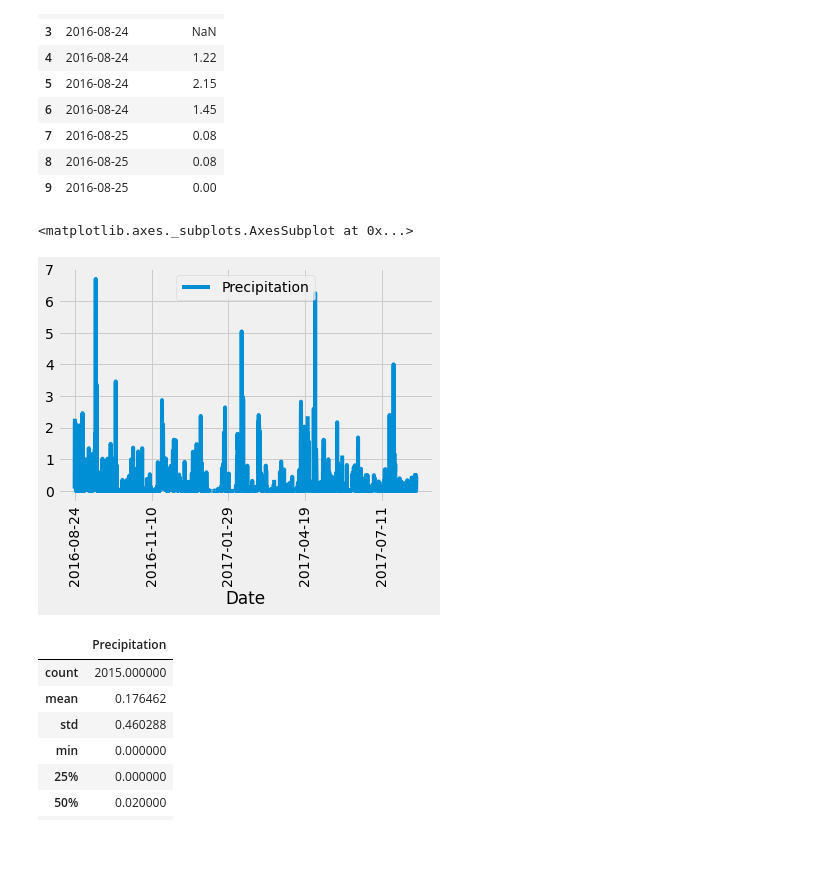
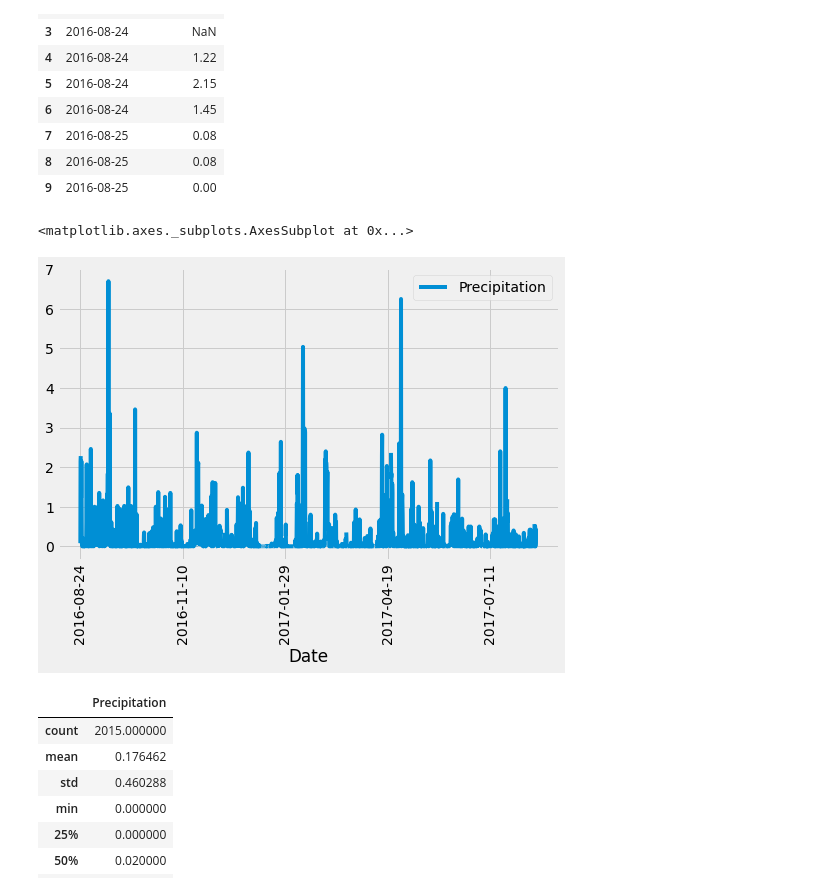
Before and after one commit to HilaryKoerner/sqlalchemy_challenge, a Jupyter notebook: final_climate.ipynb, the cells around one changed output. Drawn from its saved outputs; the diff is of its cells as text; code cells hidden in the pictures; blank space fills up the shorter version.

```diff
--- a/final_climate.ipynb
+++ b/final_climate.ipynb
@@ -157,10 +157,10 @@ precip_df.head(10)
 | 8 | 2016-08-25 | 0.08 |
 | 9 | 2016-08-25 | 0.00 |
 # %%
-precip_df.plot(x="Date", y="Precipitation",rot=90)
+precip_df.plot(x="Date", y="Precipitation",rot=90, figsize = (8, 5))
 # %% [output]
 <matplotlib.axes._subplots.AxesSubplot at 0x...>
-[figure, old version]
+[figure, new version]
 # %%
 # Use Pandas to calcualte the summary statistics for the precipitation data
 #https://pandas.pydata.org/pandas-docs/stable/reference/api/pandas.DataFrame.describe.html
```
Also changed, not shown: 2 other files.
